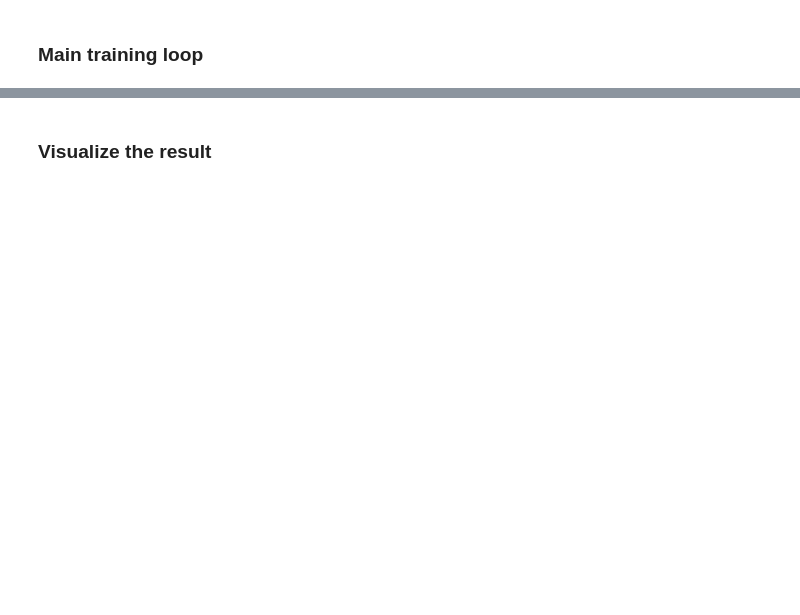
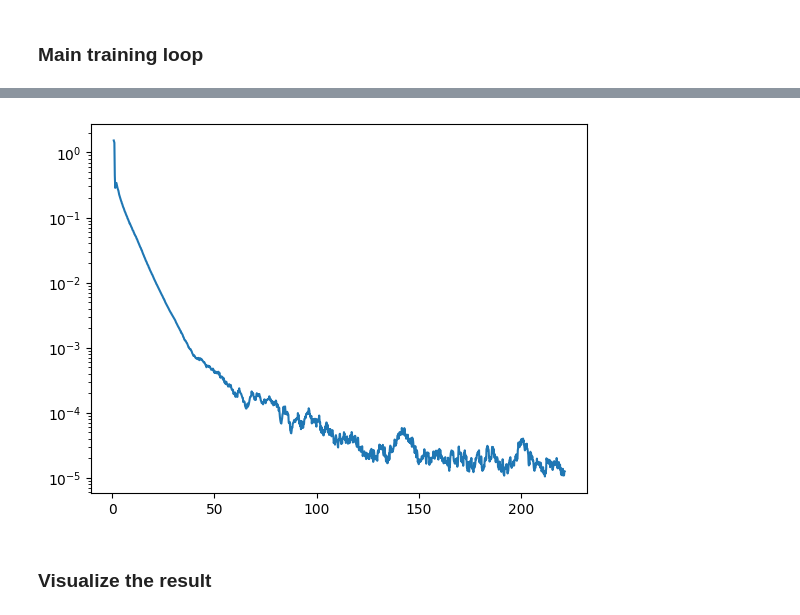
Before and after one commit to JamesAndrewKing/GaussNewtonShapes, a Jupyter notebook: notebooks/catenoid.ipynb, the cells around one changed output, grey strips where cells are left out. Drawn from its saved outputs; the diff is of its cells as text; code cells hidden in the pictures; blank space fills up the shorter version.

```diff
--- a/notebooks/catenoid.ipynb
+++ b/notebooks/catenoid.ipynb
@@ -236,3 +238,9 @@ plt.show()
+# %%
+plt.plot(distance_over_time.keys(), distance_over_time.values())
+plt.semilogy()
+plt.show()
+# %% [output]
+[figure, added]
 # %% [markdown]
 ### Visualize the result
 # %%
```
Also changed, not shown: parts of 2 cells of this notebook, 4 other files.
